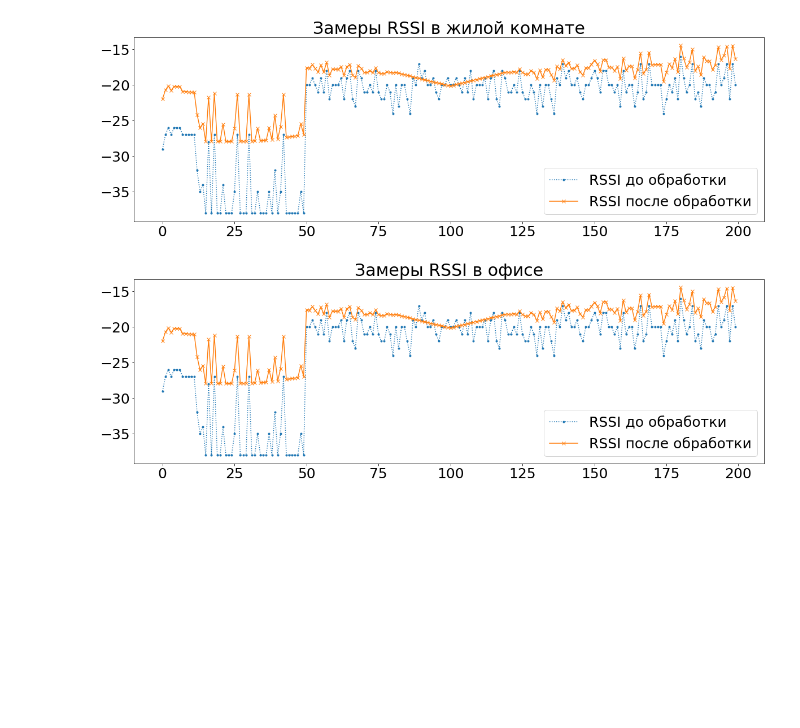
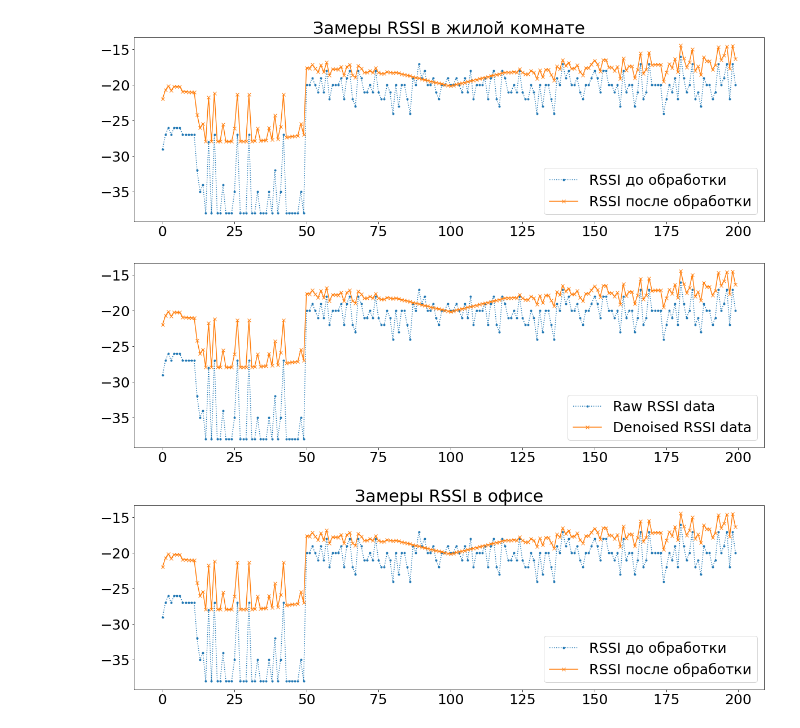
Before and after one commit to shibaeff/RSSISensing, a Jupyter notebook: code/notebooks/sample1.ipynb, the cells around one changed output. Cells and saved outputs as stored; diff of their text form; code cells hidden in the pictures; blank space fills up the shorter version.

```diff
--- a/code/notebooks/sample1.ipynb
+++ b/code/notebooks/sample1.ipynb
@@ -160,6 +169,17 @@ plt.legend(loc="lower right")
 plt.savefig("shibaev_1.png")
 # %% [output]
 [figure]
+# %%
+plt.rcParams.update({'font.size': 25})
+plt.figure(figsize=(20, 6))
+# plt.rcParams.update({'text.color': "white"})
+plt.plot(pre1.rssi.to_numpy(), label="Raw RSSI data", linestyle=":", marker=".")
+plt.plot(outs[0], label="Denoised RSSI data", linestyle="-", marker="x")
+# plt.title("Замеры RSSI в жилой комнате")
+plt.legend(loc="lower right")
+plt.savefig("shibaev_1_eng.png")
+# %% [output]
+[figure, added]
 # %%
 plt.rcParams.update({'font.size': 25})
 plt.figure(figsize=(20, 6))
```
Also changed, not shown: parts of 5 cells of this notebook, 7 other files.
